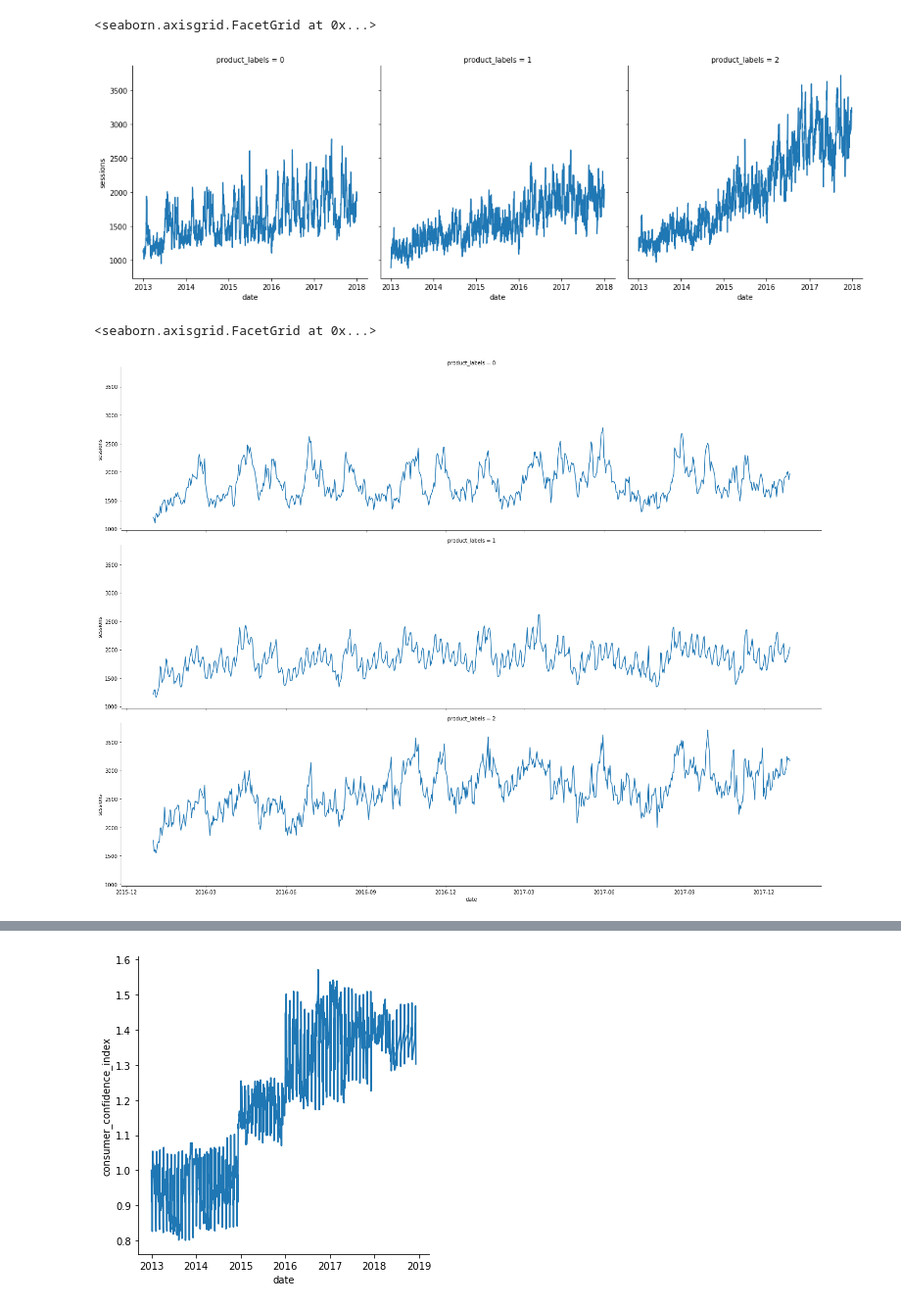
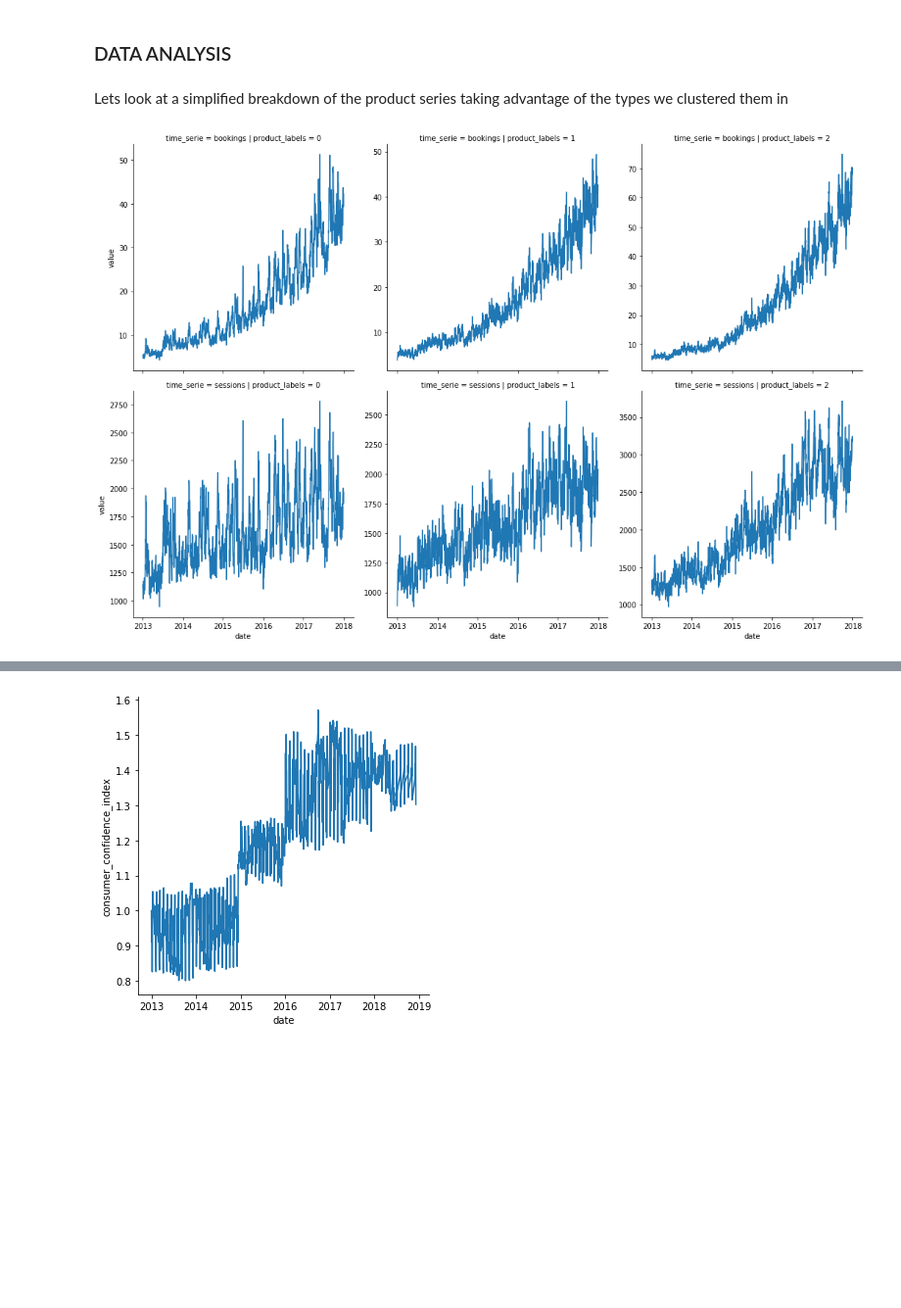
Before and after one commit to louislouisloui/otb, a Jupyter notebook: 30_ARIMA.ipynb, the cells around one changed output, grey strips where cells are left out. Shown at 98% size. Drawn from its saved outputs; the diff is of its cells as text; code cells hidden in the pictures; blank space fills up the shorter version.

```diff
--- a/30_ARIMA.ipynb
+++ b/30_ARIMA.ipynb
@@ -17,17 +21,13 @@ ValueError: Buffer dtype mismatch, expected 'Python object' but got 'long'
+# %% [markdown]
+### DATA ANALYSIS
+# %% [markdown]
+Lets look at a simplified breakdown of the product series taking advantage of the types we clustered them in
 # %%
-import seaborn as sns
-dt_plot = dt.groupby(['date','product_labels'])[['sessions']].mean().reset_index()
-dt_plot.product_labels = dt_plot.product_labels.astype('category')
-sns.relplot(data = dt_plot, kind = 'line', x = 'date', y = 'sessions', col = 'product_labels')
+dt_unpivot = pd.melt(dt, id_vars=['date','product_labels'], value_vars=['sessions','bookings'], var_name = 'time_serie')
+dt_unpivot = dt_unpivot.groupby(['date','product_labels','time_serie']).mean().reset_index()
+dt_unpivot.product_labels = dt_unpivot.product_labels.astype('category')
+dt_unpivot.time_serie = dt_unpivot.time_serie.astype('category')
+g = sns.relplot(data = dt_unpivot, kind = 'line', x = 'date',
+            y = 'value', col = 'product_labels', row = 'time_serie', facet_kws={'sharey':False})
 # %% [output]
-<seaborn.axisgrid.FacetGrid at 0x...>
-[figure, old version]
+[figure, new version]
-# %%
-from datetime import datetime
-dt_plot = dt.groupby(['date','product_labels'])[['sessions']].mean().reset_index().set_index('date')
-dt_plot.product_labels = dt_plot.product_labels.astype('category')
-dt_plot2 = dt_plot.loc[datetime(2016,1,1):,:].copy().reset_index()
-sns.relplot(data = dt_plot2, kind = 'line', x = 'date', y = 'sessions', row = 'product_labels', aspect=4)
-# %% [output]
-<seaborn.axisgrid.FacetGrid at 0x...>
-[figure, removed]
```
Also changed, not shown: parts of 52 cells of this notebook, 10 other files.
